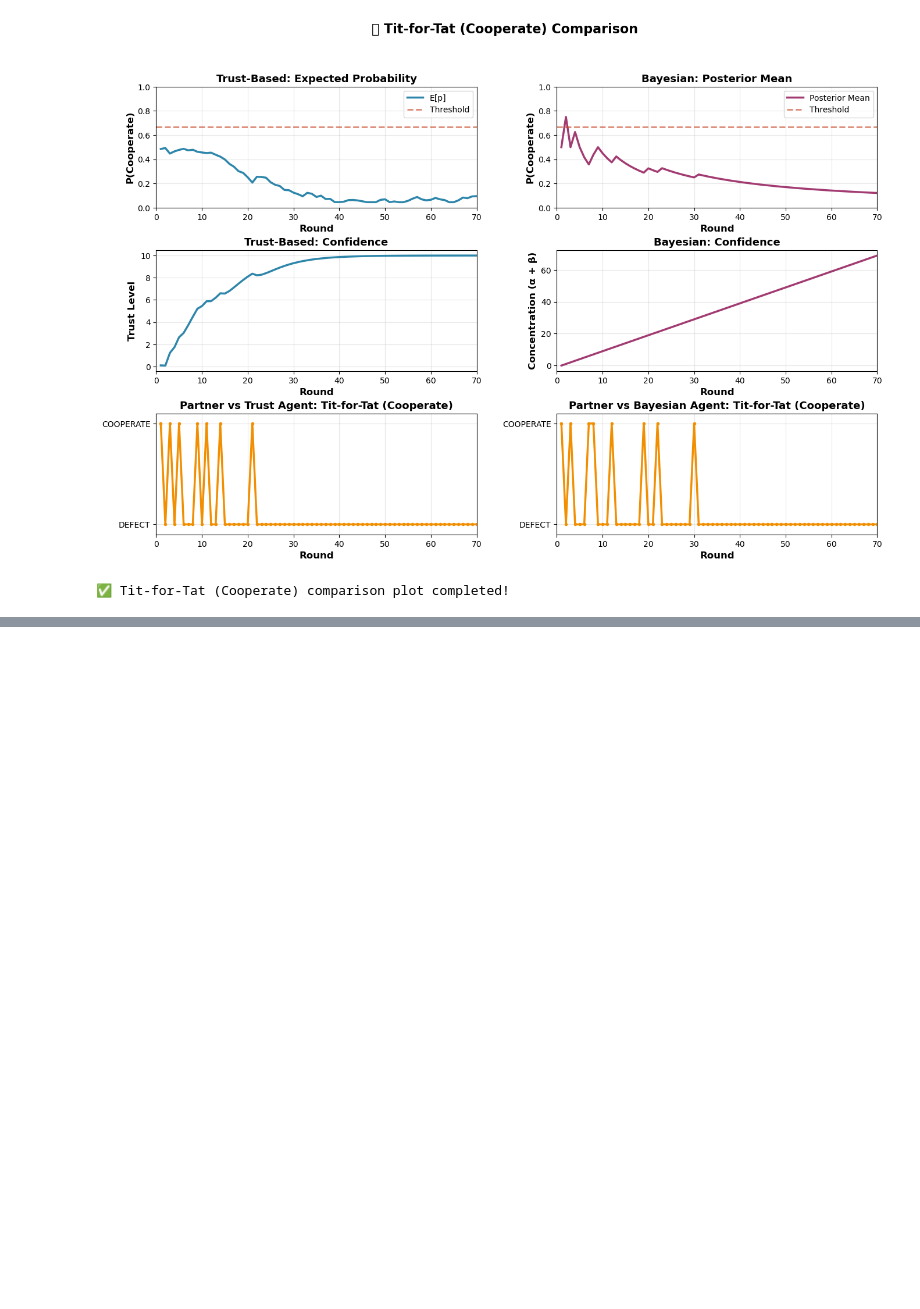
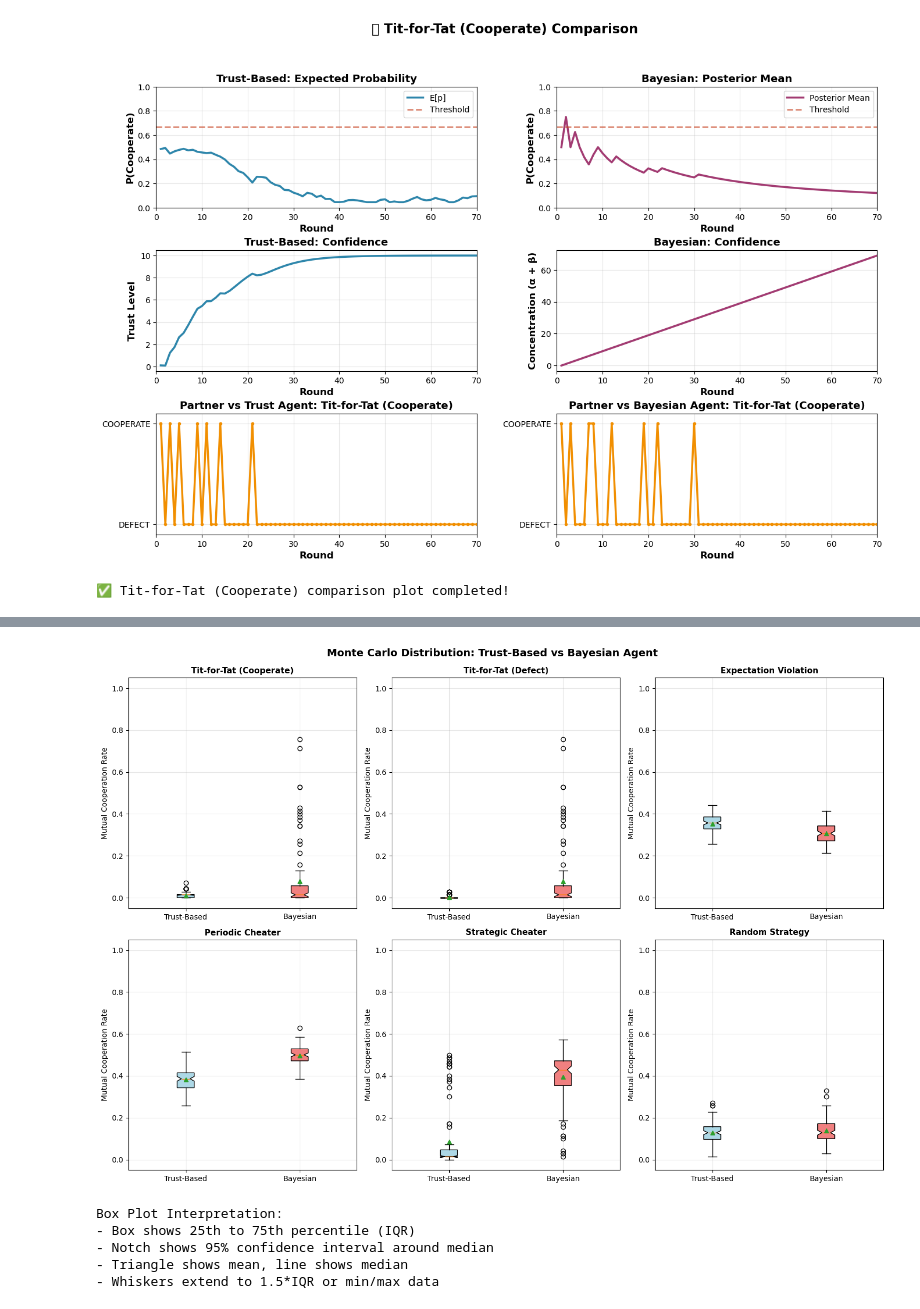
Before and after one commit to Mobinzarreh/trust-bayesian-agent-comparison, a Jupyter notebook: Trust_updated_focal_stoch_Betray.ipynb, the cells around one changed output, grey strips where cells are left out. Cells and saved outputs as stored; diff of their text form; code cells hidden in the pictures; blank space fills up the shorter version.

```diff
--- a/Trust_updated_focal_stoch_Betray.ipynb
+++ b/Trust_updated_focal_stoch_Betray.ipynb
@@ -3548,0 +3930,42 @@ Ties:                 3 partners
+# %%
+# Visualization 1: Box Plots - Distribution of Cooperation Rates Across MC Runs
+fig, axes = plt.subplots(2, 3, figsize=(15, 10))
+axes = axes.flatten()
+
+for idx, partner_name in enumerate(partners_list):
+    trust_data = mc_results[partner_name]['trust_stats']['Mutual_Coop'].values
+    bayes_data = mc_results[partner_name]['bayes_stats']['Mutual_Coop'].values
+
+    bp = axes[idx].boxplot([trust_data, bayes_data],
+                            labels=['Trust-Based', 'Bayesian'],
+                            patch_artist=True,
+                            notch=True,
+                            showmeans=True)
+
+    # Color the boxes
+    colors = ['lightblue', 'lightcoral']
+    for patch, color in zip(bp['boxes'], colors):
+        patch.set_facecolor(color)
+
+    axes[idx].set_title(f'{partner_name}', fontsize=11, fontweight='bold')
+    axes[idx].set_ylabel('Mutual Cooperation Rate', fontsize=10)
+    axes[idx].grid(True, alpha=0.3)
+    axes[idx].set_ylim(-0.05, 1.05)
+
+plt.tight_layout()
+plt.suptitle('Monte Carlo Distribution: Trust-Based vs Bayesian Agent',
+             fontsize=14, fontweight='bold', y=1.02)
+plt.show()
+
+print("\nBox Plot Interpretation:")
+print("- Box shows 25th to 75th percentile (IQR)")
+print("- Notch shows 95% confidence interval around median")
+print("- Triangle shows mean, line shows median")
+print("- Whiskers extend to 1.5*IQR or min/max data")
+# %% [output]
+[figure, added]
+Box Plot Interpretation:
+- Box shows 25th to 75th percentile (IQR)
+- Notch shows 95% confidence interval around median
+- Triangle shows mean, line shows median
+- Whiskers extend to 1.5*IQR or min/max data
```
Also changed, not shown: parts of 9 cells of this notebook.
